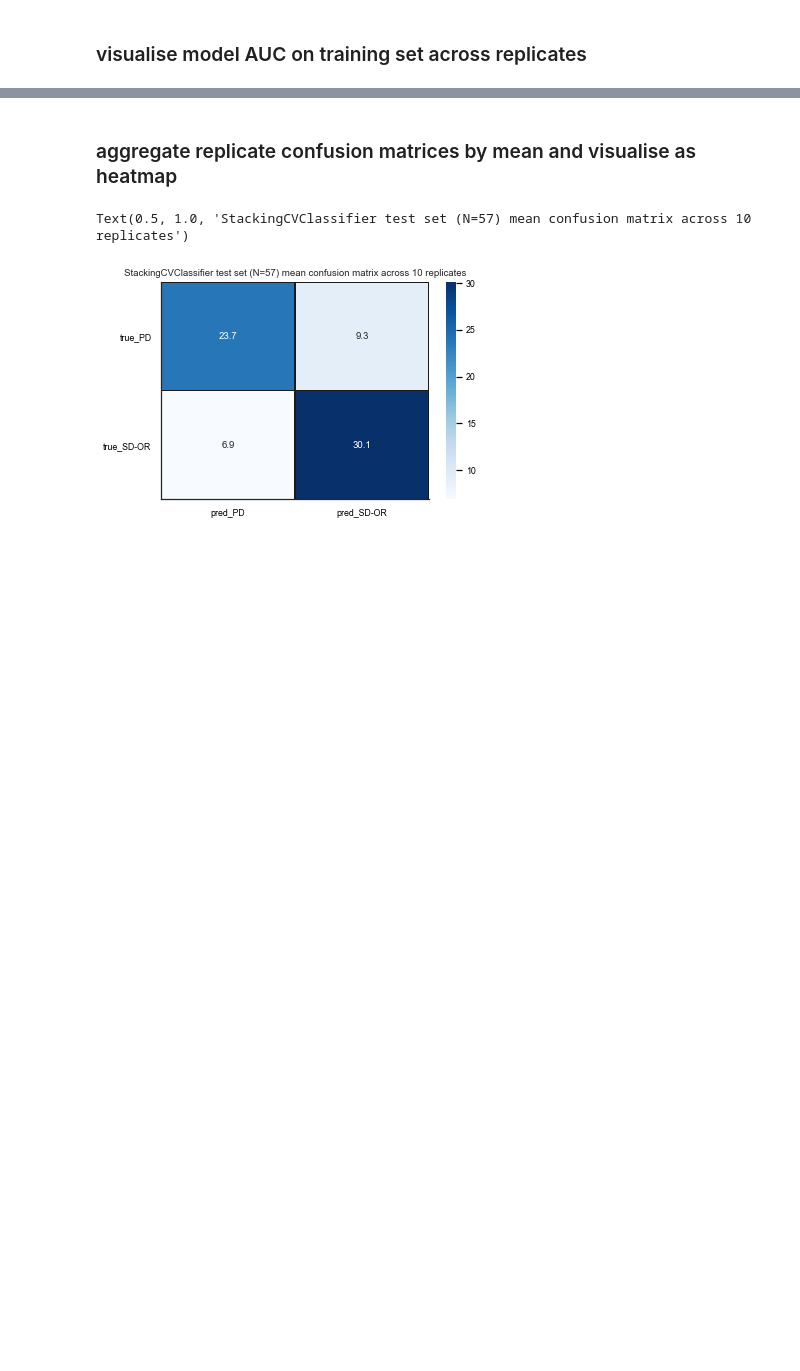
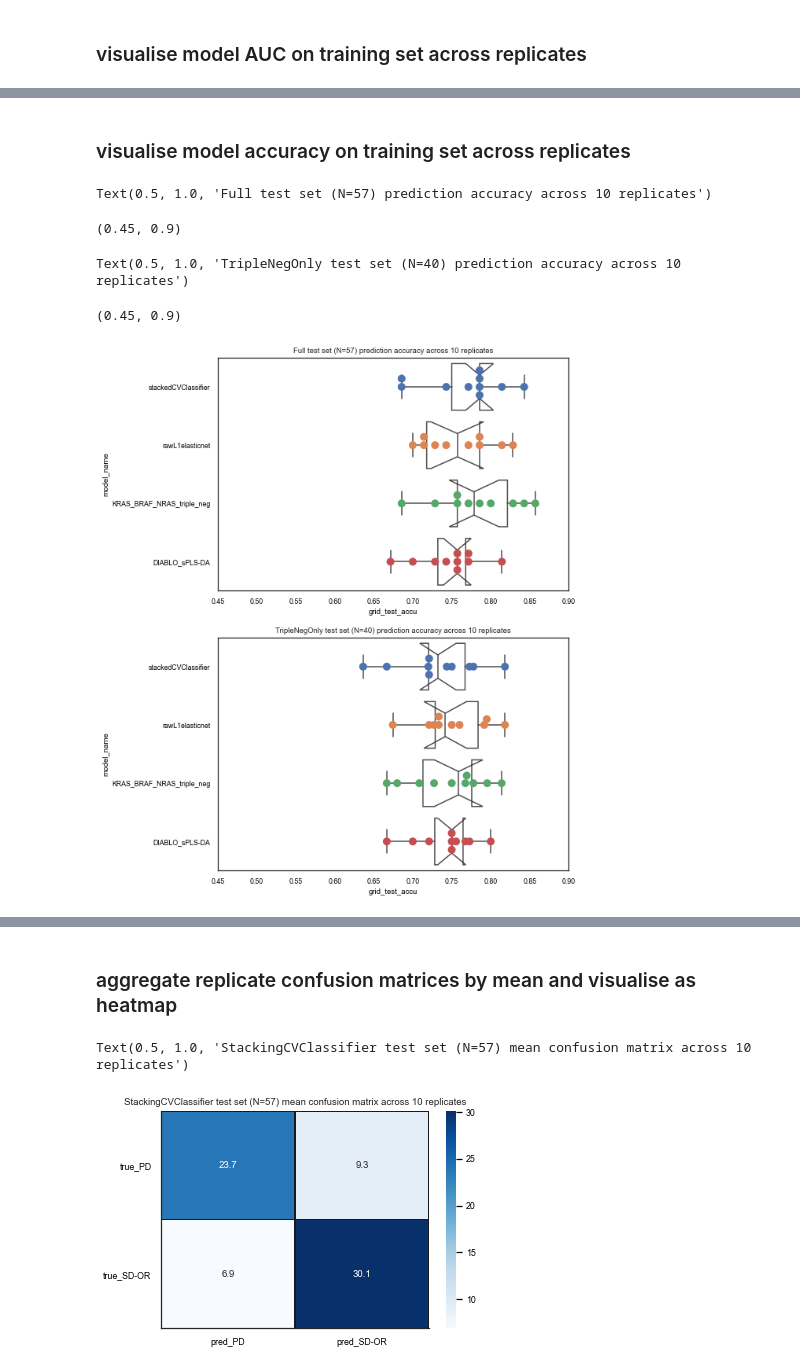
Before and after one commit to vodkatad/pdx_multiomics_integration_preproc, a Jupyter notebook: local/src/4_McNemar_PDX/aggregate_AUC+confMatrix_vis.ipynb, the cells around one changed output, grey strips where cells are left out. Saved outputs shown, nothing was run; the diff lists cells and outputs as text; code cells hidden in the pictures; blank space fills up the shorter version.

```diff
--- a/local/src/4_McNemar_PDX/aggregate_AUC+confMatrix_vis.ipynb
+++ b/local/src/4_McNemar_PDX/aggregate_AUC+confMatrix_vis.ipynb
@@ -81 +118,36 @@ performance_df
+# %% [markdown]
+### visualise model accuracy on training set across replicates
+# %%
+fig, axes = plt.subplots(2,1, figsize=(8,12))
+ax1, ax2 = axes
+ax1 = sb.boxplot(x="grid_test_accu", y="model_name",
+	notch=True,
+	data=df1,
+	boxprops={'facecolor':'None'},
+	whis=np.inf, ax=ax1)
+ax1 = sb.swarmplot(x="grid_test_accu", y="model_name",
+	data=df1, s=10, ax=ax1)
+ax1.set_title(f'Full test set (N=57) prediction accuracy across 10 replicates')
+ax1.set_xlim(.45,.9)
+#fig = ax.get_figure()
+#fig.savefig('aggROCAUC_boxswarm_test.pdf', format='pdf', bbox_inches='tight')
+
+ax2 = sb.boxplot(x="grid_test_accu", y="model_name",
+	notch=True,
+	data=df2,
+	boxprops={'facecolor':'None'},
+	whis=np.inf, ax=ax2)
+ax2 = sb.swarmplot(x="grid_test_accu", y="model_name",
+	data=df2, s=10, ax=ax2)
+ax2.set_title(f'TripleNegOnly test set (N=40) prediction accuracy across 10 replicates')
+ax2.set_xlim(.45,.9)
+#fig = ax.get_figure()
+fig.savefig('aggACCU_Full+TripleNegOnly_boxswarm_test.pdf',
+	format='pdf', bbox_inches='tight')
+# %% [output]
+Text(0.5, 1.0, 'Full test set (N=57) prediction accuracy across 10 replicates')
+(0.45, 0.9)
+Text(0.5, 1.0, 'TripleNegOnly test set (N=40) prediction accuracy across 10 replicates')
+(0.45, 0.9)
+[figure, added]
 # %%
```
Also changed, not shown: parts of 9 cells of this notebook, 2 other files.
